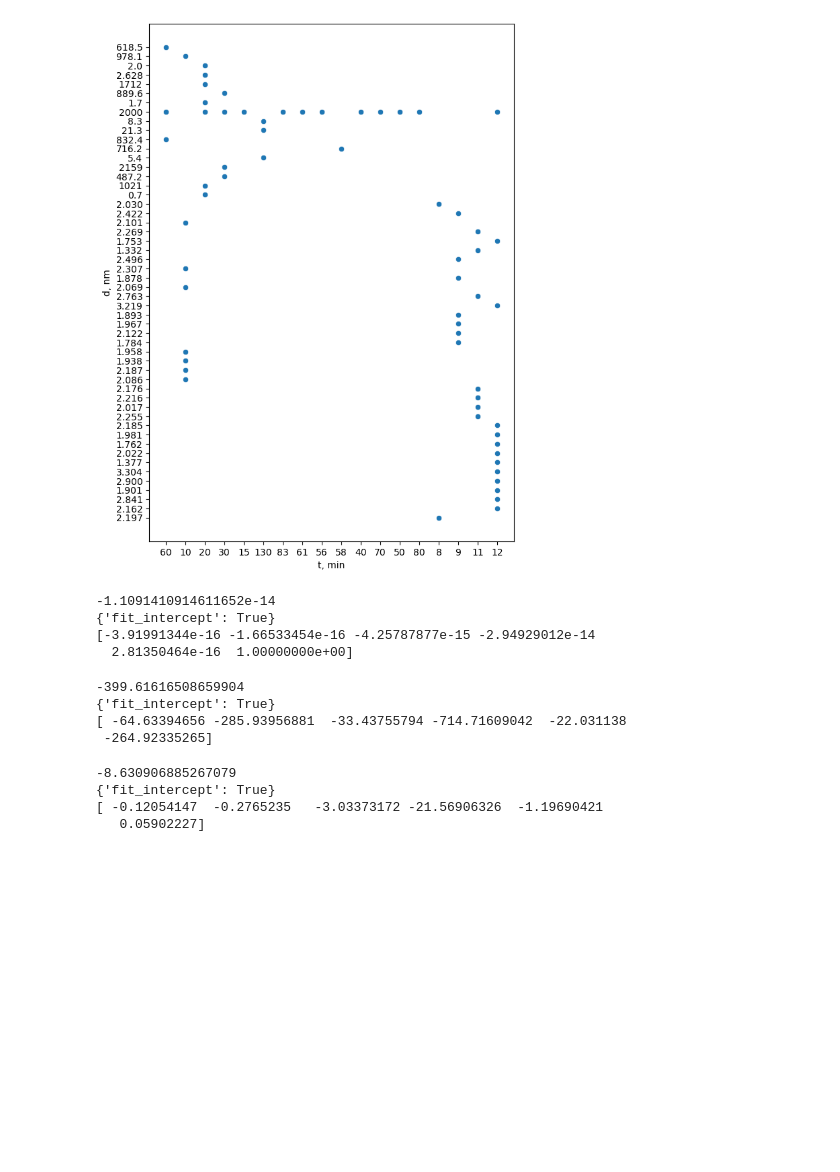
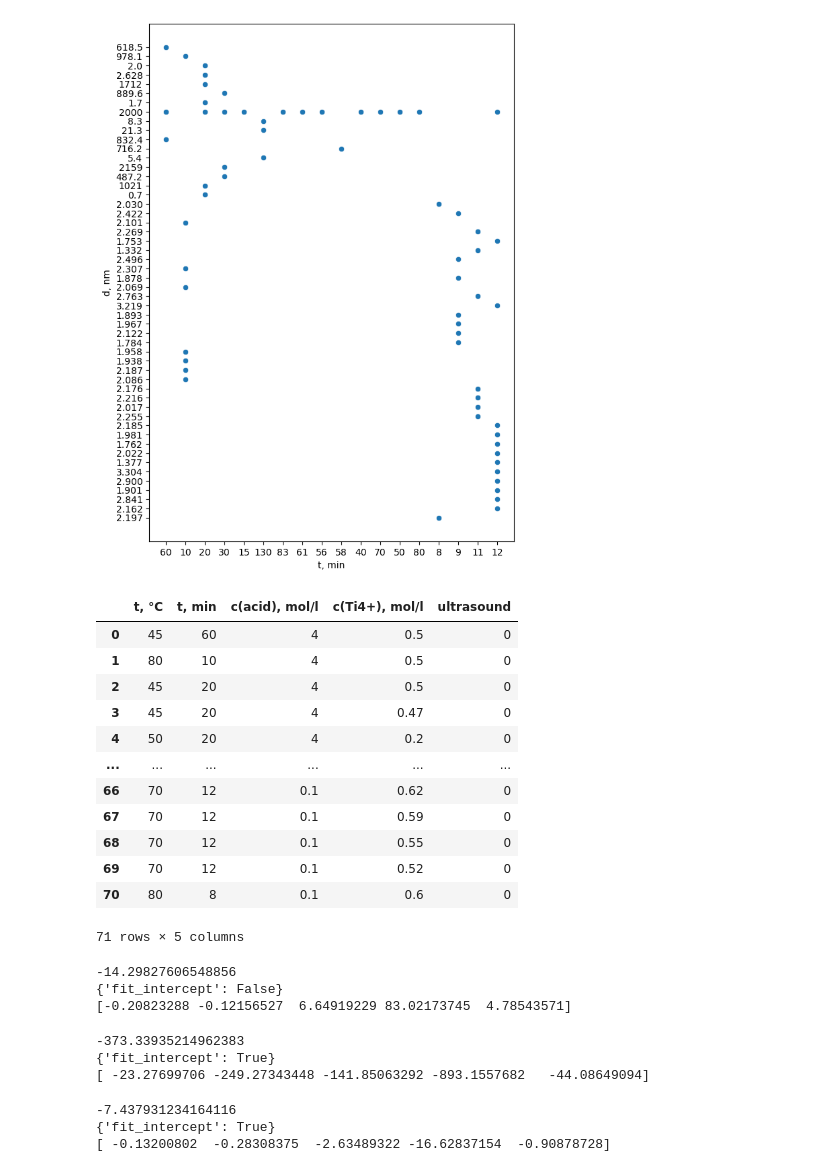
Before and after one commit to Kumokage/ChemML, a Jupyter notebook: notebooks/titane_sole.ipynb, the cells around one changed output. Saved outputs shown, nothing was run; the diff lists cells and outputs as text; code cells hidden in the pictures; blank space fills up the shorter version.

```diff
--- a/notebooks/titane_sole.ipynb
+++ b/notebooks/titane_sole.ipynb
@@ -82,10 +105,26 @@ sns.scatterplot(data=df, x='t, min', y='d, nm', ax=ax)
 <Axes: xlabel='t, min', ylabel='d, nm'>
 [figure]
 # %%
-X = df.drop(['Composition mixtures', 'Contents, %', 'd, nm'], axis=1)
+X = df.drop(['Composition mixtures', 'Contents, %', 'd, nm', 'Stability of sols, days'], axis=1)
 y_days = df['Stability of sols, days']
 y_d = df['d, nm']
 y_content = df['Contents, %']
+# %%
+X
+# %% [output]
+|  | t, °С | t, min | с(acid), mol/l | с(Ti4+), mol/l | ultrasound |
+| 0 | 45 | 60 | 4 | 0.5 | 0 |
+| 1 | 80 | 10 | 4 | 0.5 | 0 |
+| 2 | 45 | 20 | 4 | 0.5 | 0 |
+| 3 | 45 | 20 | 4 | 0.47 | 0 |
+| 4 | 50 | 20 | 4 | 0.2 | 0 |
+| ... | ... | ... | ... | ... | ... |
+| 66 | 70 | 12 | 0.1 | 0.62 | 0 |
+| 67 | 70 | 12 | 0.1 | 0.59 | 0 |
+| 68 | 70 | 12 | 0.1 | 0.55 | 0 |
+| 69 | 70 | 12 | 0.1 | 0.52 | 0 |
+| 70 | 80 | 8 | 0.1 | 0.6 | 0 |
+71 rows × 5 columns
 # %%
 from sklearn.linear_model import LinearRegression
 from sklearn.model_selection import GridSearchCV
@@ -101,15 +140,14 @@ clf = GridSearchCV(
     refit=True,
     n_jobs=-1)
 clf.fit(X, y_days)
-best_linear_regression = clf.best_estimator_
+best_linear_regression_days = clf.best_estimator_
 print(clf.best_score_)
 print(clf.best_params_)
-print(best_linear_regression.coef_)
+print(best_linear_regression_days.coef_)
 # %% [output]
--1.1091410914611652e-14
-{'fit_intercept': True}
-[-3.91991344e-16 -1.66533454e-16 -4.25787877e-15 -2.94929012e-14
-  2.81350464e-16  1.00000000e+00]
+-14.29827606548856
+{'fit_intercept': False}
+[-0.20823288 -0.12156527  6.64919229 83.02173745  4.78543571]
 # %%
 from sklearn.linear_model import LinearRegression
 from sklearn.model_selection import GridSearchCV
@@ -128,15 +166,14 @@ clf = GridSearchCV(
     n_jobs=-1)
 pipe = make_pipeline(StandardScaler(), clf)
 pipe.fit(X, y_d)
-best_linear_regression = clf.best_estimator_
+best_linear_regression_d = clf.best_estimator_
 print(clf.best_score_)
 print(clf.best_params_)
-print(best_linear_regression.coef_)
+print(best_linear_regression_d.coef_)
 # %% [output]
--399.61616508659904
+-373.33935214962383
 {'fit_intercept': True}
-[ -64.63394656 -285.93956881  -33.43755794 -714.71609042  -22.031138
- -264.92335265]
+[ -23.27699706 -249.27343448 -141.85063292 -893.1557682   -44.08649094]
 # %%
 from sklearn.linear_model import LinearRegression
 from sklearn.model_selection import GridSearchCV
@@ -152,12 +189,11 @@ clf = GridSearchCV(
     refit=True,
     n_jobs=-1)
 clf.fit(X, y_content)
-best_linear_regression = clf.best_estimator_
+best_linear_regression_content = clf.best_estimator_
 print(clf.best_score_)
 print(clf.best_params_)
-print(best_linear_regression.coef_)
+print(best_linear_regression_content.coef_)
 # %% [output]
--8.630906885267079
+-7.437931234164116
 {'fit_intercept': True}
-[ -0.12054147  -0.2765235   -3.03373172 -21.56906326  -1.19690421
-   0.05902227]
+[ -0.13200802  -0.28308375  -2.63489322 -16.62837154  -0.90878728]
```
Also changed, not shown: parts of 8 cells of this notebook, 2 other files.
